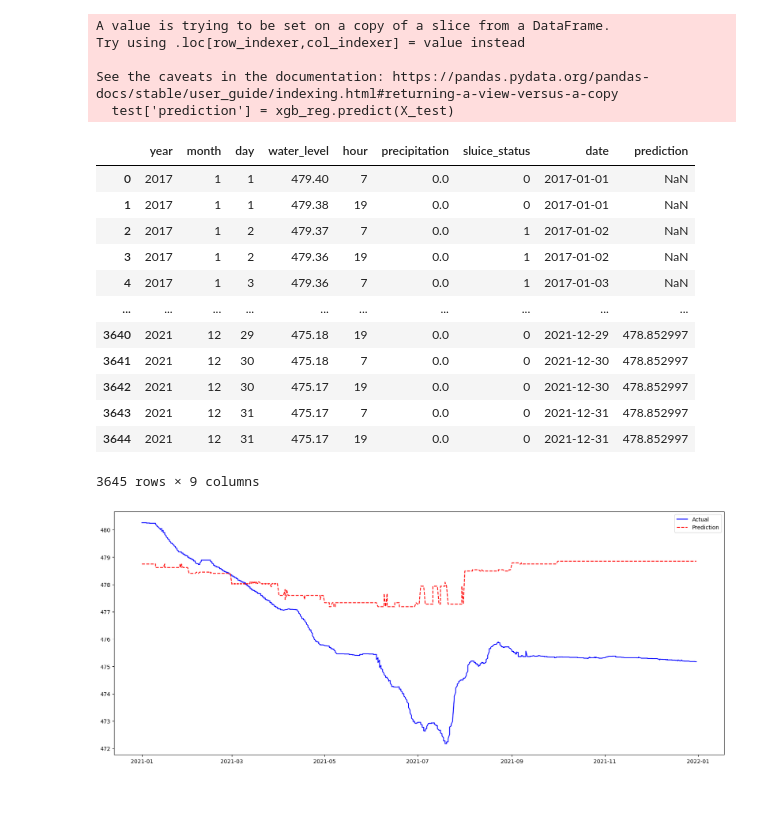
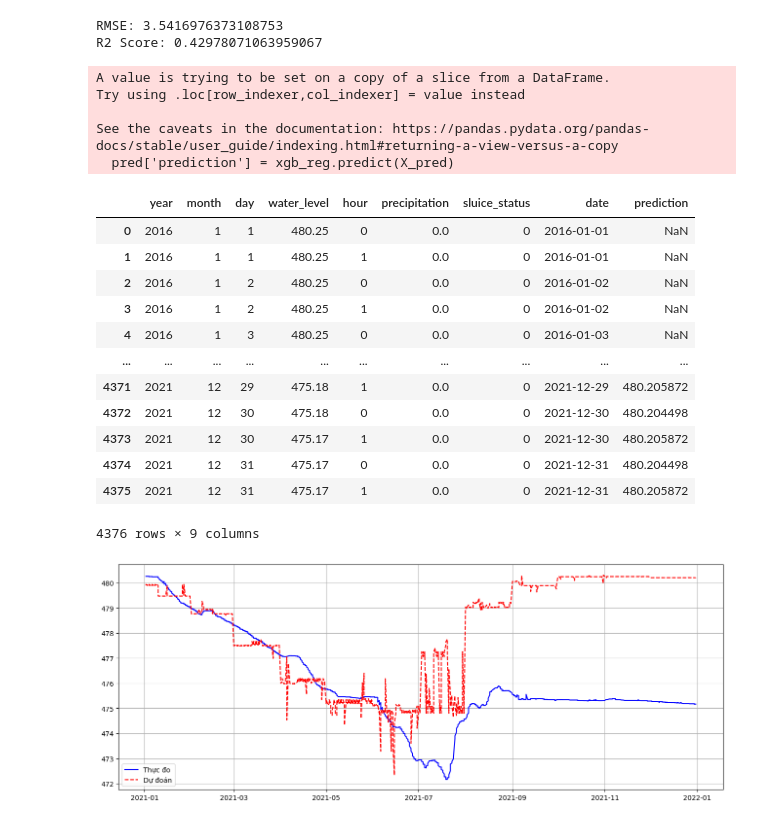
Before and after one commit to Hantuna8459/WaterLevelPrediction_SelectingModel, a Jupyter notebook: XgbRegression.ipynb, the cells around one changed output. Cells and saved outputs as stored; diff of their text form; code cells hidden in the pictures; blank space fills up the shorter version.

```diff
--- a/XgbRegression.ipynb
+++ b/XgbRegression.ipynb
@@ -13,25 +13,26 @@ df = pd.read_pickle(dataroot+'finaldata.pkl')
 # %%
 # Train and test split
 
-# train = df.loc[df.index < 2476]
-# test = df.loc[df.index >= 2476]
+train = df.iloc[:2915]
+val = df.iloc[2915:3648]
+pred = df.iloc[3648:]
 
-train = df.iloc[:2915]
-test = df.iloc[2915:]
+plt.figure(figsize=(25, 7))
 
-plt.figure(figsize=(20, 8))
-
-plt.title('Chia tập học và tập thử')
+plt.title('Chia tập học,tập thử và tập dự đoán')
 
 plt.plot(train['date'], train['water_level'], label='tập học', color='blue')
-plt.plot(test['date'], test['water_level'], label='tập thử', color='red')
+plt.plot(val['date'], val['water_level'], label='tập thử', color='orange')
+plt.plot(pred['date'], pred['water_level'], label='tập dự đoán', color='red')
 
-plt.fill_between(train['date'], 468, train['water_level'], color='lightblue')
-plt.fill_between(test['date'], 468, test['water_level'], color='lightcoral')
+plt.fill_between(train['date'], 466, train['water_level'], color='lightblue')
+plt.fill_between(val['date'], 466, val['water_level'], color='lightyellow')
+plt.fill_between(pred['date'], 466, pred['water_level'], color='lightcoral')
 
 plt.ylabel('Mực nước (m)')
 
 plt.axvline(train['date'].iloc[-1], color='black', linestyle='--')
+plt.axvline(val['date'].iloc[-1], color='black', linestyle='--')
 
 plt.grid()
 plt.legend()
@@ -45,15 +46,19 @@ target = 'water_level'
 X_train = train[feature]
 y_train = train[target]
 
-X_test = test[feature]
-y_test = test[target]
+X_val = val[feature]
+y_val = val[target]
+
+X_pred = pred[feature]
+y_pred = pred[target]
 # %%
+%%time
 xgb_reg = xgb.XGBRegressor(n_estimators=1000,
                            learning_rate=0.01,
-                           early_stopping_rounds=20,
+                           early_stopping_rounds=50,
                           )
 
 xgb_reg.fit(X_train, y_train,
-        eval_set=[(X_train, y_train),(X_test, y_test)],
+        eval_set=[(X_train, y_train),(X_val, y_val)],
         verbose=True)
 # %% [output]
@@ -103,31 +130,41 @@ plt.show()
+# %%
+rmse = np.sqrt(mean_squared_error(val['water_level'], val['validation']))
+print("RMSE:", rmse)
+
+r2 = r2_score(val['water_level'], val['validation'])
+print("R2 Score:", r2)
+# %% [output]
+RMSE: 3.5416976373108753
+R2 Score: 0.42978071063959067
 # %%
-test['prediction'] = xgb_reg.predict(X_test)
-df.merge(test['prediction'],how='left',left_index=True, right_index=True)
+pred['prediction'] = xgb_reg.predict(X_pred)
+df.merge(pred['prediction'],how='left',left_index=True, right_index=True)
 # %% [output]
 A value is trying to be set on a copy of a slice from a DataFrame.
 Try using .loc[row_indexer,col_indexer] = value instead
 
 See the caveats in the documentation: https://pandas.pydata.org/pandas-docs/stable/user_guide/indexing.html#returning-a-view-versus-a-copy
-  test['prediction'] = xgb_reg.predict(X_test)
+  pred['prediction'] = xgb_reg.predict(X_pred)
 |  | year | month | day | water_level | hour | precipitation | sluice_status | date | prediction |
-| 0 | 2017 | 1 | 1 | 479.40 | 7 | 0.0 | 0 | 2017-01-01 | NaN |
-| 1 | 2017 | 1 | 1 | 479.38 | 19 | 0.0 | 0 | 2017-01-01 | NaN |
-| 2 | 2017 | 1 | 2 | 479.37 | 7 | 0.0 | 1 | 2017-01-02 | NaN |
-| 3 | 2017 | 1 | 2 | 479.36 | 19 | 0.0 | 1 | 2017-01-02 | NaN |
-| 4 | 2017 | 1 | 3 | 479.36 | 7 | 0.0 | 1 | 2017-01-03 | NaN |
+| 0 | 2016 | 1 | 1 | 480.25 | 0 | 0.0 | 0 | 2016-01-01 | NaN |
+| 1 | 2016 | 1 | 1 | 480.25 | 1 | 0.0 | 0 | 2016-01-01 | NaN |
+| 2 | 2016 | 1 | 2 | 480.25 | 0 | 0.0 | 0 | 2016-01-02 | NaN |
+| 3 | 2016 | 1 | 2 | 480.25 | 1 | 0.0 | 0 | 2016-01-02 | NaN |
+| 4 | 2016 | 1 | 3 | 480.25 | 0 | 0.0 | 0 | 2016-01-03 | NaN |
 | ... | ... | ... | ... | ... | ... | ... | ... | ... | ... |
-| 3640 | 2021 | 12 | 29 | 475.18 | 19 | 0.0 | 0 | 2021-12-29 | 478.852997 |
-| 3641 | 2021 | 12 | 30 | 475.18 | 7 | 0.0 | 0 | 2021-12-30 | 478.852997 |
-| 3642 | 2021 | 12 | 30 | 475.17 | 19 | 0.0 | 0 | 2021-12-30 | 478.852997 |
-| 3643 | 2021 | 12 | 31 | 475.17 | 7 | 0.0 | 0 | 2021-12-31 | 478.852997 |
-| 3644 | 2021 | 12 | 31 | 475.17 | 19 | 0.0 | 0 | 2021-12-31 | 478.852997 |
+| 4371 | 2021 | 12 | 29 | 475.18 | 1 | 0.0 | 0 | 2021-12-29 | 480.205872 |
+| 4372 | 2021 | 12 | 30 | 475.18 | 0 | 0.0 | 0 | 2021-12-30 | 480.204498 |
+| 4373 | 2021 | 12 | 30 | 475.17 | 1 | 0.0 | 0 | 2021-12-30 | 480.205872 |
+| 4374 | 2021 | 12 | 31 | 475.17 | 0 | 0.0 | 0 | 2021-12-31 | 480.204498 |
+| 4375 | 2021 | 12 | 31 | 475.17 | 1 | 0.0 | 0 | 2021-12-31 | 480.205872 |
-3645 rows × 9 columns
+4376 rows × 9 columns
 # %%
-plt.figure(figsize=(20, 8))
-plt.plot(test['date'], test['water_level'], label='Actual', color='blue')
-plt.plot(test['date'], test['prediction'], label='Prediction', color='red', linestyle='dashed')
+plt.figure(figsize=(16, 6))
+plt.plot(pred['date'], pred['water_level'], label='Thực đo', color='blue')
+plt.plot(pred['date'], pred['prediction'], label='Dự đoán', color='red', linestyle='dashed')
 
 plt.legend()
+plt.grid()
 plt.show()
 # %% [output]
-[figure, old version]
+[figure, new version]
```
Also changed, not shown: parts of 5 cells of this notebook, 4 other files.
